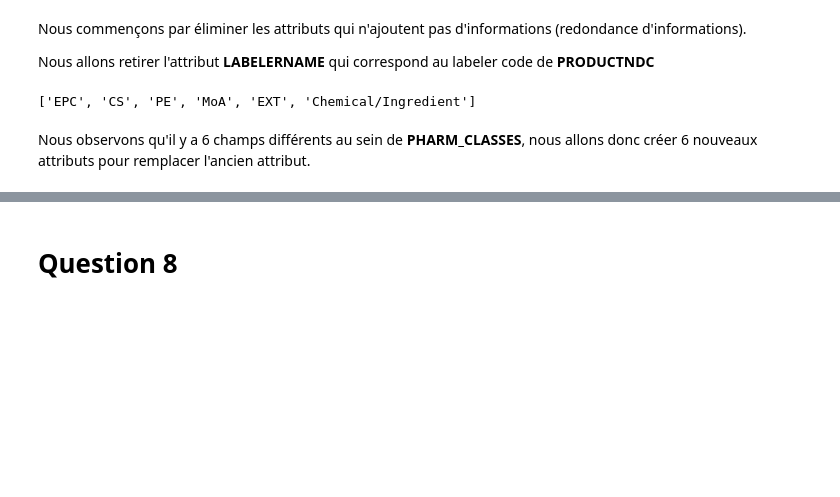
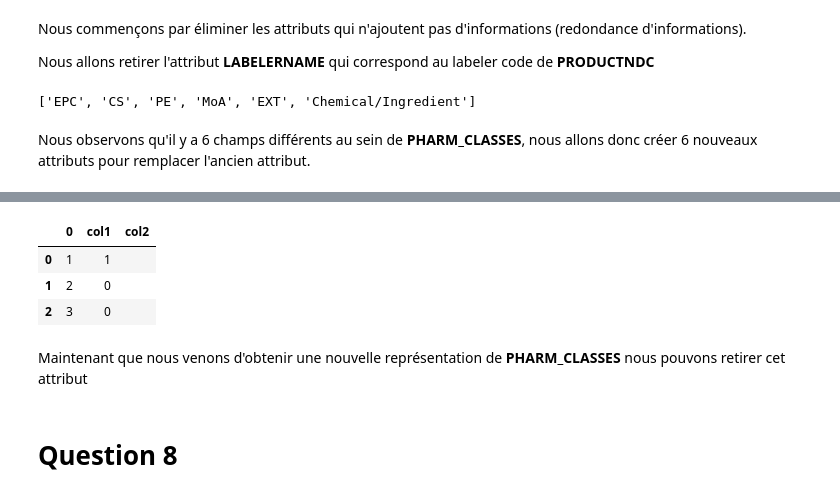
Before and after one commit to JamarcusBernard/tp2_ift870, a Jupyter notebook: tp2.ipynb, the cells around one changed output, grey strips where cells are left out. Drawn from its saved outputs; the diff is of its cells as text; code cells hidden in the pictures; blank space fills up the shorter version.

```diff
--- a/tp2.ipynb
+++ b/tp2.ipynb
@@ -886,0 +897,12 @@ for i in range (0,5):
+# %%
+from sklearn.preprocessing import LabelEncoder
+labelencoder = LabelEncoder()
+df['col1'] = labelencoder.fit_transform(df['col1'])
+df
+# %% [output]
+|  | 0 | col1 | col2 |
+| 0 | 1 | 1 |  |
+| 1 | 2 | 0 |  |
+| 2 | 3 | 0 |  |
+# %% [markdown]
+Maintenant que nous venons d'obtenir une nouvelle représentation de **PHARM_CLASSES** nous pouvons retirer cet attribut
```
Also changed, not shown: parts of 18 cells of this notebook.
